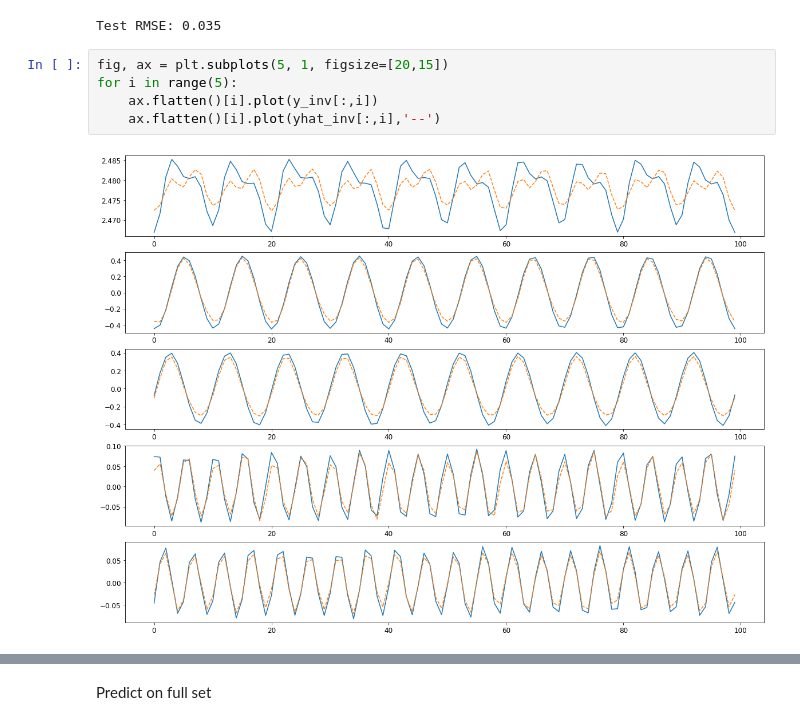
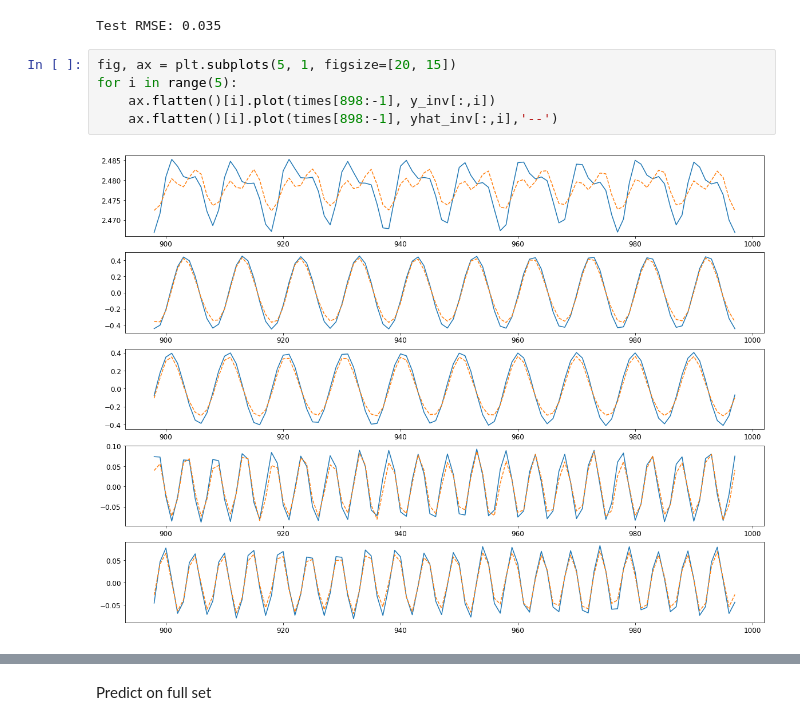
Before and after one commit to acse-tz3420/DD-GAN, a Jupyter notebook: 1.POD-MLP.ipynb, the cells around one changed output, grey strips where cells are left out. Cells and saved outputs as stored; diff of their text form.

```diff
--- a/1.POD-MLP.ipynb
+++ b/1.POD-MLP.ipynb
@@ -216,9 +240,9 @@ print('Test RMSE: %.3f' % rmse)
 # %% [output]
 Test RMSE: 0.035
 # %%
-fig, ax = plt.subplots(5, 1, figsize=[20,15])
+fig, ax = plt.subplots(5, 1, figsize=[20, 15])
 for i in range(5):
-    ax.flatten()[i].plot(y_inv[:,i])
-    ax.flatten()[i].plot(yhat_inv[:,i],'--')
+    ax.flatten()[i].plot(times[898:-1], y_inv[:,i])
+    ax.flatten()[i].plot(times[898:-1], yhat_inv[:,i],'--')
 # %% [output]
-[figure, old version]
+[figure, new version]
```
Also changed, not shown: parts of 6 cells of this notebook, 4 other files.
